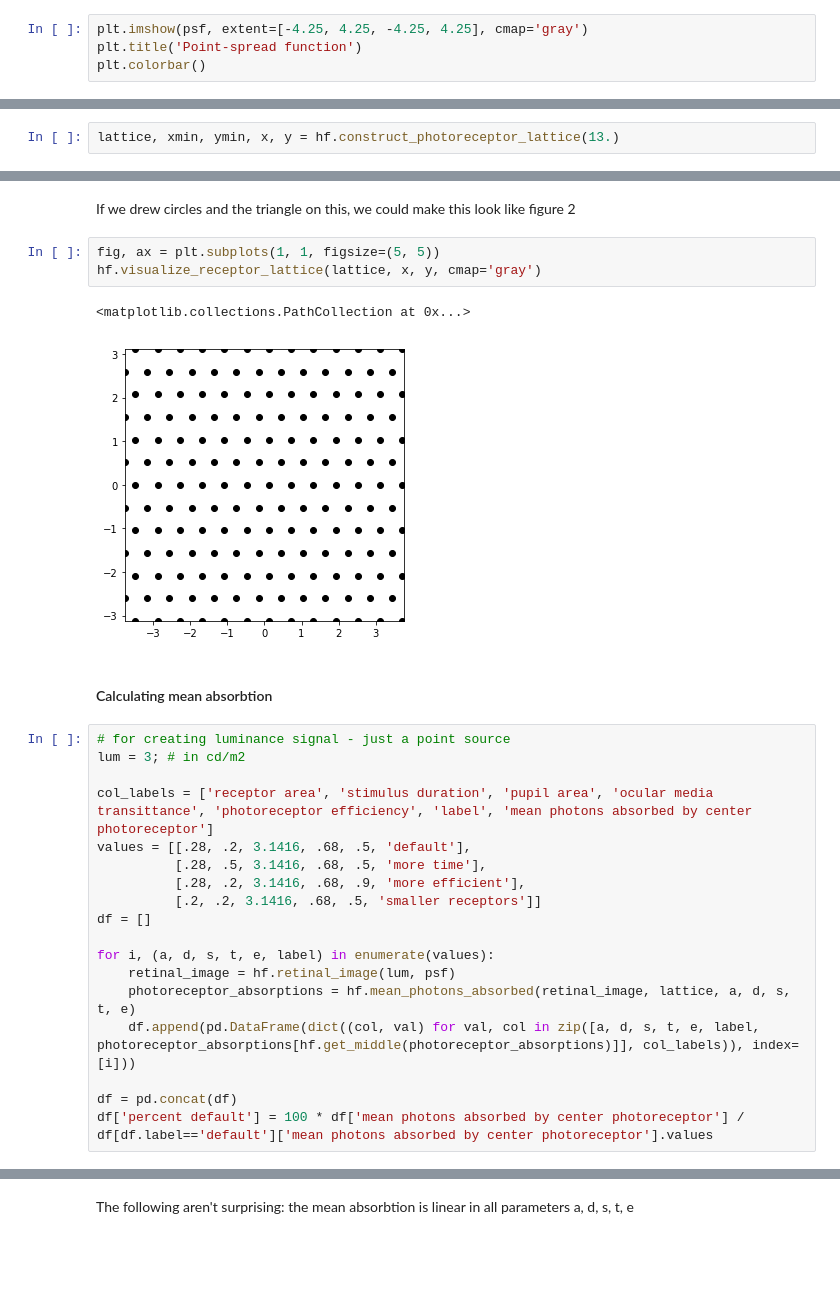
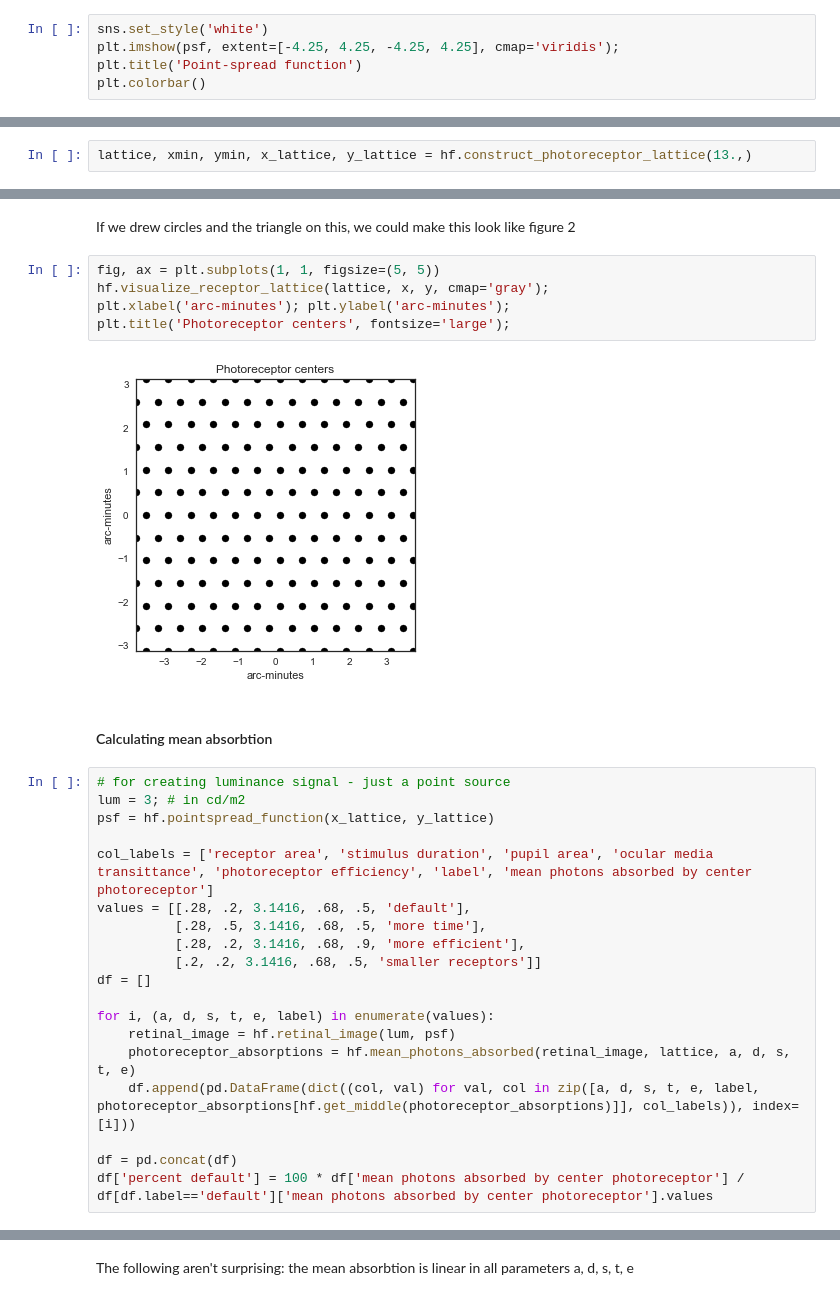
Before and after one commit to WinawerLab/vis-mod-course, a Jupyter notebook: Geisler1984/Geisler1984.ipynb, the cells around one changed output, grey strips where cells are left out. Drawn from its saved outputs; the diff is of its cells as text; blank space fills up the shorter version.

Commit message:
Added gauss/pointspread-function classes to helper_functions; cleaned up the notebook a bit with comments, fixes to some of the broken cells

```diff
--- a/Geisler1984/Geisler1984.ipynb
+++ b/Geisler1984/Geisler1984.ipynb
@@ -33,7 +33,8 @@ Note: In the text, we assume the optics are isotropic, as in same everywhere. Th
 # %%
 psf = hf.pointspread_function(x, x)
 # %%
-plt.imshow(psf, extent=[-4.25, 4.25, -4.25, 4.25], cmap='gray')
+sns.set_style('white')
+plt.imshow(psf, extent=[-4.25, 4.25, -4.25, 4.25], cmap='viridis');
 plt.title('Point-spread function')
 plt.colorbar()
 # %% [output]
@@ -63,7 +64,7 @@ Since this is a hexagonal lattice, the center-to-center distances of any three n
 
 Therefore (using some basic trigonometry: $\tan(\frac{\pi}{3})=\sqrt{3}$), if the center of one receptor is at the point $(0,0)$, then the neighboring receptors have centers at: $(.6, 0), (.3, .3\sqrt{3}), (-.3, .3\sqrt{3}), (-.6, 0), (-.3, -.3\sqrt{3}), (.3, -.3\sqrt{3})$
 # %%
-lattice, xmin, ymin, x, y = hf.construct_photoreceptor_lattice(13.)
+lattice, xmin, ymin, x_lattice, y_lattice = hf.construct_photoreceptor_lattice(13.,)
 # %% [markdown]
 When the lattice gets big, it needs to be plotted on a larger and larger figsize, otherwise some of the points won't get plotted. The following `np.sum` confirms that the correct number of centers were added (though it does nothing to determine if they were correctly placed)
 # %%
@@ -74,15 +75,17 @@ np.sum(lattice)
 If we drew circles and the triangle on this, we could make this look like figure 2
 # %%
 fig, ax = plt.subplots(1, 1, figsize=(5, 5))
-hf.visualize_receptor_lattice(lattice, x, y, cmap='gray')
+hf.visualize_receptor_lattice(lattice, x, y, cmap='gray');
+plt.xlabel('arc-minutes'); plt.ylabel('arc-minutes');
+plt.title('Photoreceptor centers', fontsize='large');
 # %% [output]
-<matplotlib.collections.PathCollection at 0x...>
-[figure, old version]
+[figure, new version]
 # %% [markdown]
 #### Calculating mean absorbtion
 # %%
 # for creating luminance signal - just a point source
 lum = 3; # in cd/m2
+psf = hf.pointspread_function(x_lattice, y_lattice)
 
 col_labels = ['receptor area', 'stimulus duration', 'pupil area', 'ocular media transittance', 'photoreceptor efficiency', 'label', 'mean photons absorbed by center photoreceptor']
 values = [[.28, .2, 3.1416, .68, .5, 'default'],
```
Also changed, not shown: parts of 23 cells of this notebook, 1 other file.
